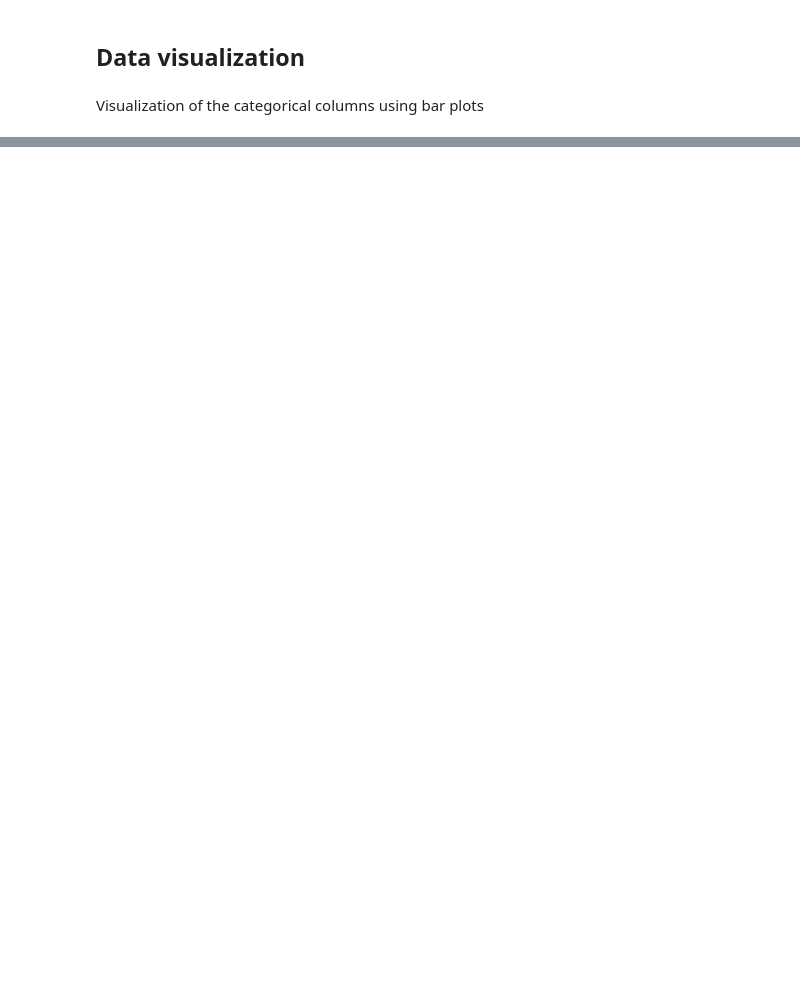
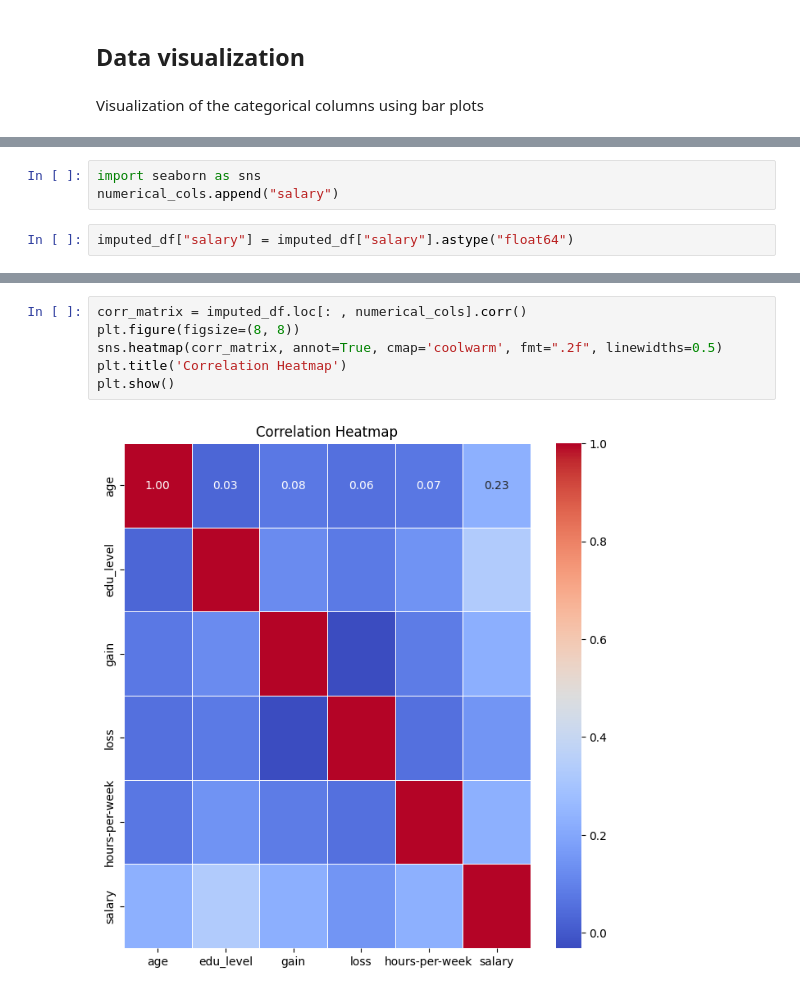
Before and after one commit to esNIMA/ML-projects, a Jupyter notebook: 5-Applied ML HW1/ML-HW1/Part-1.ipynb, the cells around one changed output, grey strips where cells are left out. Cells and saved outputs as stored; diff of their text form; blank space fills up the shorter version.

```diff
--- a/5-Applied ML HW1/ML-HW1/Part-1.ipynb
+++ b/5-Applied ML HW1/ML-HW1/Part-1.ipynb
@@ -373,0 +490,5 @@ swarm plot
+# %%
+import seaborn as sns
+numerical_cols.append("salary")
+# %%
+imputed_df["salary"] = imputed_df["salary"].astype("float64")
@@ -373,0 +499,8 @@ swarm plot
+# %%
+corr_matrix = imputed_df.loc[: , numerical_cols].corr()
+plt.figure(figsize=(8, 8))
+sns.heatmap(corr_matrix, annot=True, cmap='coolwarm', fmt=".2f", linewidths=0.5)
+plt.title('Correlation Heatmap')
+plt.show()
+# %% [output]
+[figure, added]
```
Also changed, not shown: parts of 38 cells of this notebook.
